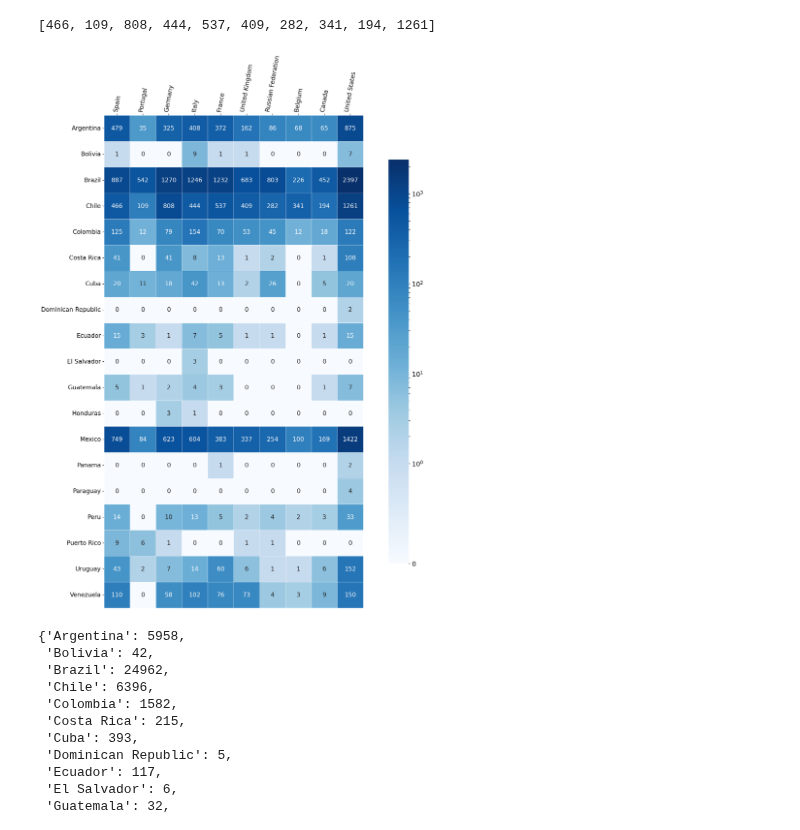
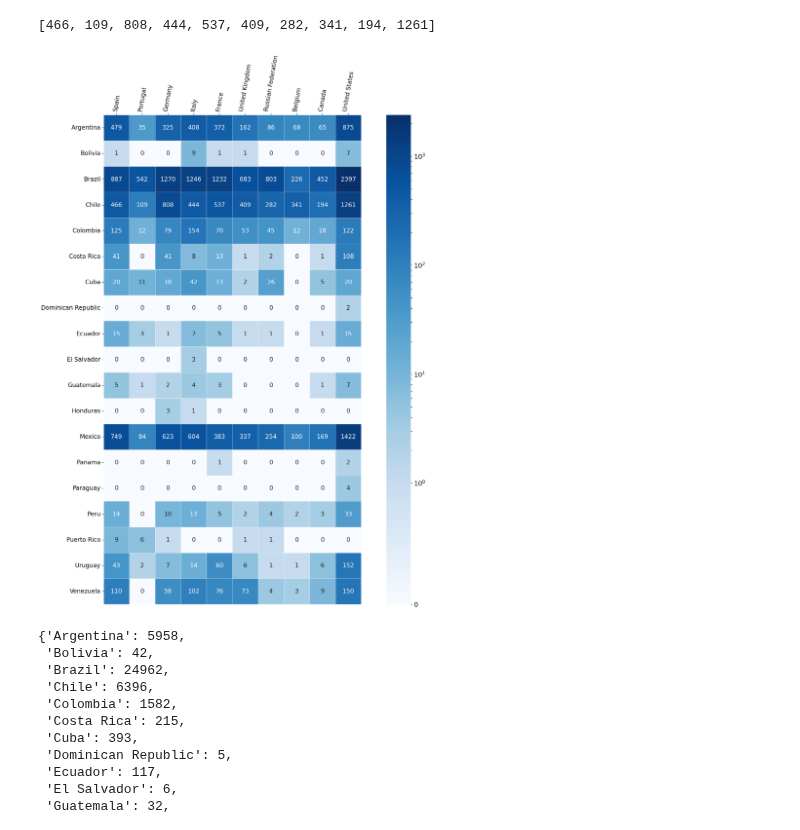
Before and after one commit to restrepo/inspireauth, a Jupyter notebook: INSPIREHEP_new_nbs/INSPIREHEP_new_collaborations.ipynb, the cells around one changed output. Saved outputs shown, nothing was run; the diff lists cells and outputs as text; code cells hidden in the pictures.

```diff
--- a/INSPIREHEP_new_nbs/INSPIREHEP_new_collaborations.ipynb
+++ b/INSPIREHEP_new_nbs/INSPIREHEP_new_collaborations.ipynb
@@ -364,7 +364,7 @@ def shared_papers_world_matrix():
 
 collab_world_matrix = shared_papers_world_matrix()
 # %%
-def gen_collab_matrix_world_plot(collab_matrix, scale='symlog'):
+def gen_collab_matrix_world_plot(collab_matrix, scale='symlog', name="collab_world_matrix"):
     """
     Generate a heatmap of the collaboration matrix with an option to use a symlog or linear color scale.
 
@@ -389,7 +389,7 @@ def gen_collab_matrix_world_plot(collab_matrix, scale='symlog'):
 
     # Generate heatmap with the chosen normalization
     ax = sns.heatmap(collab_matrix, annot=True, fmt='.5g', cmap='Blues', norm=norm,
-                     linewidths=.5, annot_kws={"size": 14}, square=True, cbar_kws={"shrink": 0.82})
+                     linewidths=.5, annot_kws={"size": 14}, square=True, cbar_kws={"shrink": 1.0})
 
     ax.collections[0].colorbar.ax.tick_params(labelsize=15)
 
@@ -398,12 +398,12 @@ def gen_collab_matrix_world_plot(collab_matrix, scale='symlog'):
     ax.set_yticklabels(LA_countries, rotation='horizontal', fontsize=14)
 
     # Save the figure if needed
-    # fig.savefig('../figures/collaborations/collab_matrix.pdf', dpi=150, bbox_inches='tight')
+    fig.savefig(f"../figures/collaborations/{name}.pdf", dpi=150, bbox_inches='tight')
 # %%
 # Absolute value matrix
-gen_collab_matrix_world_plot(collab_world_matrix)
+gen_collab_matrix_world_plot(collab_world_matrix, scale="symlog", name="collab_world_matrix")
 # %% [output]
-[figure, old version]
+[figure, new version]
 # %%
 all_papers = {}
 
```
Also changed, not shown: parts of 9 cells of this notebook, 2 other files.
